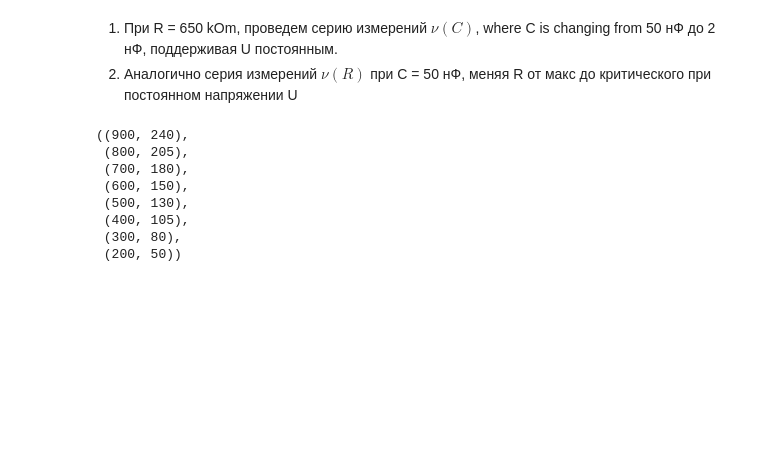
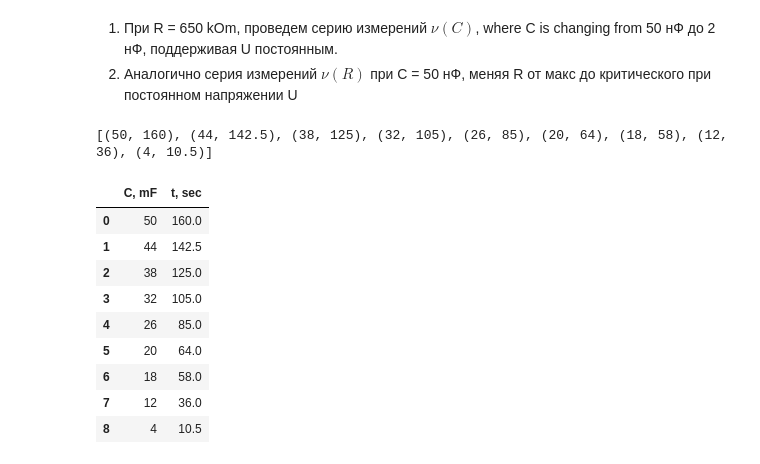
Before and after one commit to alexzhelyapov1/labs_mipt, a Jupyter notebook: 3.2.8/data.ipynb, the cells around one changed output. Cells and saved outputs as stored; diff of their text form; code cells hidden in the pictures; blank space fills up the shorter version.

```diff
--- a/3.2.8/data.ipynb
+++ b/3.2.8/data.ipynb
@@ -39,18 +94,30 @@ $R_{kr} = 192\ kOm$
 2) Аналогично серия измерений $\nu(R)$ при C = 50 нФ, меняя R от макс до критического при постоянном напряжении U
 # %%
 # нФ mSec
-
-(50, 32 * 5), (44, 28.5 * 5), (38, 25 * 5), (32, 21 * 5), (26, 17 * 5), (20, 32 * 2), (18, 29 * 2), (12, 18 * 2), (4, 21 * 0.5), (30 * 0.2)
+data_2 = [(50, 32 * 5), (44, 28.5 * 5), (38, 25 * 5), (32, 21 * 5), (26, 17 * 5), (20, 32 * 2), (18, 29 * 2), (12, 18 * 2), (4, 21 * 0.5)]
 
 # kOm mSec
+data_3 = [(900, 24 * 10), (800, 41 * 5), (700, 18 * 10), (600, 30 * 5), (500, 26 * 5), (400, 21 * 5), (300, 16 * 5), (200, 25 * 2)]
 
-(900, 24 * 10), (800, 41 * 5), (700, 18 * 10), (600, 30 * 5), (500, 26 * 5), (400, 21 * 5), (300, 16 * 5), (200, 25 * 2)
+ct = pd.DataFrame()
+c, t = "C, mF", "t, sec"
+rt = pd.DataFrame()
+r = "R, Om"
+
+ct[c] = [i[0] for i in data_2]
+ct[t] = [i[1] for i in data_2]
+
+rt[r] = [i[0] for i in data_3]
+rt[c] = [i[1] for i in data_3]
 # %% [output]
-((900, 240),
- (800, 205),
- (700, 180),
- (600, 150),
- (500, 130),
- (400, 105),
- (300, 80),
- (200, 50))
+[(50, 160), (44, 142.5), (38, 125), (32, 105), (26, 85), (20, 64), (18, 58), (12, 36), (4, 10.5)]
+|  | C, mF | t, sec |
+| 0 | 50 | 160.0 |
+| 1 | 44 | 142.5 |
+| 2 | 38 | 125.0 |
+| 3 | 32 | 105.0 |
+| 4 | 26 | 85.0 |
+| 5 | 20 | 64.0 |
+| 6 | 18 | 58.0 |
+| 7 | 12 | 36.0 |
+| 8 | 4 | 10.5 |
```
Also changed, not shown: parts of 4 cells of this notebook, 1 other file.
